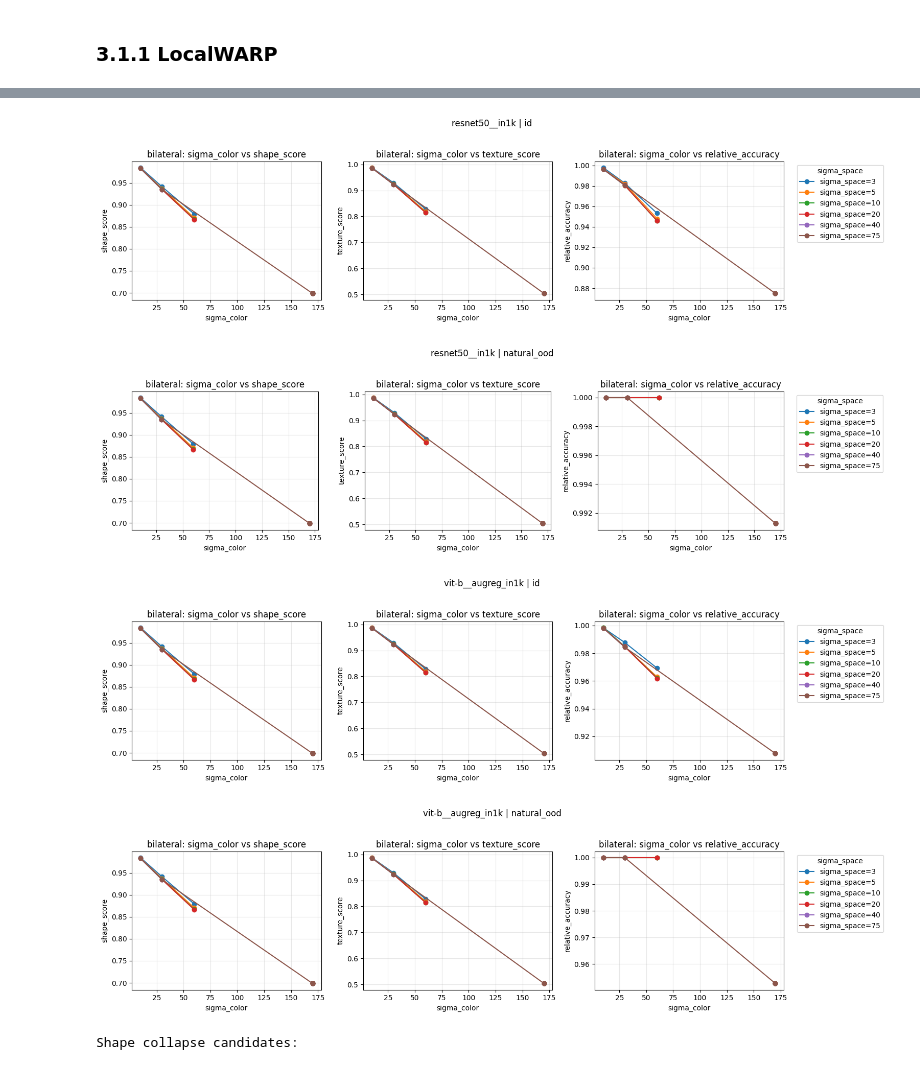
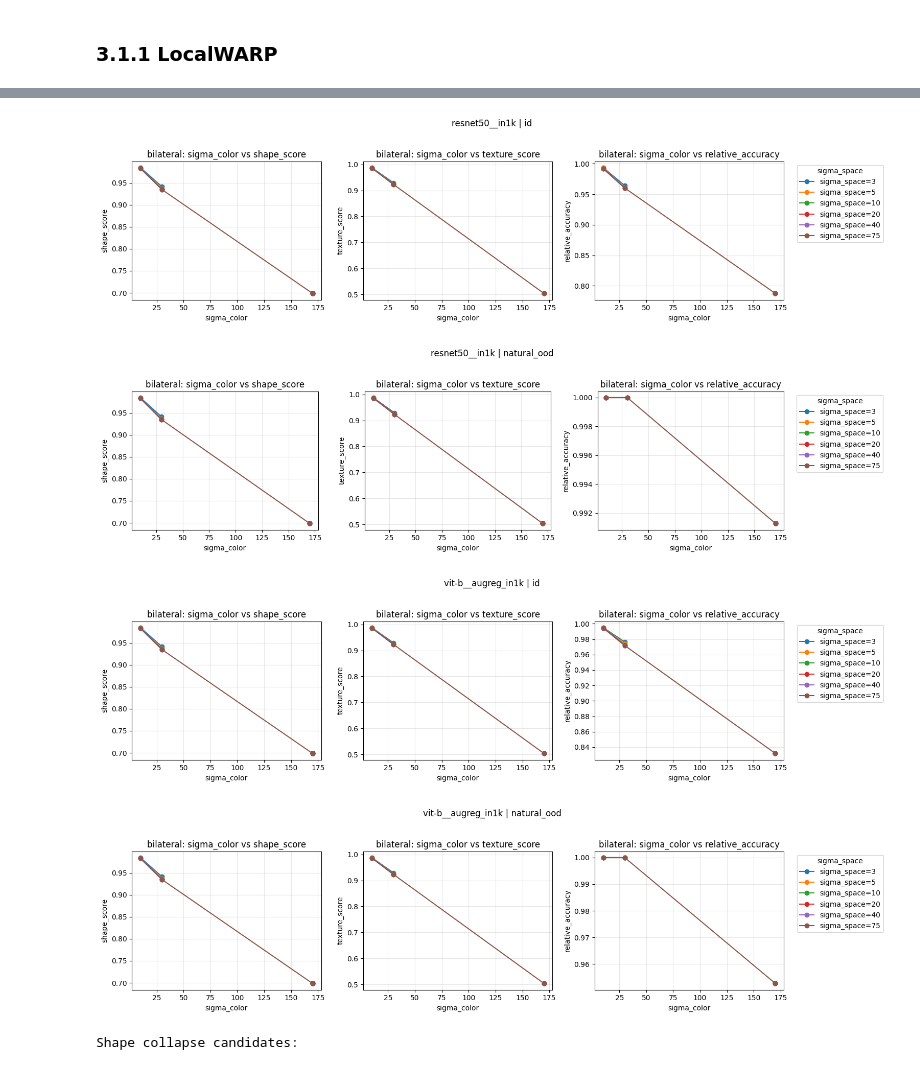
Before and after one commit to sdsdsdsdaf/Feature-Reliance, a Jupyter notebook: results_analysis.ipynb, the cells around one changed output, grey strips where cells are left out. Drawn from its saved outputs; the diff is of its cells as text; code cells hidden in the pictures.

```diff
--- a/results_analysis.ipynb
+++ b/results_analysis.ipynb
@@ -923,10 +923,10 @@ sweep_summary["relative_accuracy"] = sweep_summary["relative_accuracy"].clip(0,
 sweep_summary["feature_reliance"] = 1.0 - sweep_summary["relative_accuracy"]
 display(sweep_summary)
 
-id_ood_sweep_summary = sweep_summary[
+internal_vs_ood_sweep_summary = sweep_summary[
     (
         (sweep_summary["domain_type"] == "id") &
-        (sweep_summary["dataset"] == ID_OOD_BASELINE_DATASET)
+        (sweep_summary["dataset"] == ID_INTERNAL_DATASET)
     ) |
     (
         (sweep_summary["domain_type"] != "id") &
@@ -1209,33 +1209,33 @@ plot_lw_texture_high_shape_vs_acc(
 # %%
 plot_perturbation_sweep_curves_all(
-    id_ood_sweep_summary,
+    internal_vs_ood_sweep_summary,
     perturbation="bilateral",
     model_name="resnet50__in1k",
     domain="id",
 )
 plot_perturbation_sweep_curves_all(
-    id_ood_sweep_summary,
+    internal_vs_ood_sweep_summary,
     perturbation="bilateral",
     model_name="resnet50__in1k",
     domain="natural_ood",
 )
 plot_perturbation_sweep_curves_all(
-    id_ood_sweep_summary,
+    internal_vs_ood_sweep_summary,
     perturbation="bilateral",
     model_name="vit-b__augreg_in1k",
     domain="id",
 )
 plot_perturbation_sweep_curves_all(
-    id_ood_sweep_summary,
+    internal_vs_ood_sweep_summary,
     perturbation="bilateral",
     model_name="vit-b__augreg_in1k",
     domain="natural_ood",
 )
 # %% [output]
-[figure, old version]
+[figure, new version]
-[figure, old version]
+[figure, new version]
-[figure, old version]
+[figure, new version]
-[figure, old version]
+[figure, new version]
 # %%
 def plot_score_collapse(
     df,
```
Also changed, not shown: parts of 21 cells of this notebook, 7 other files.
